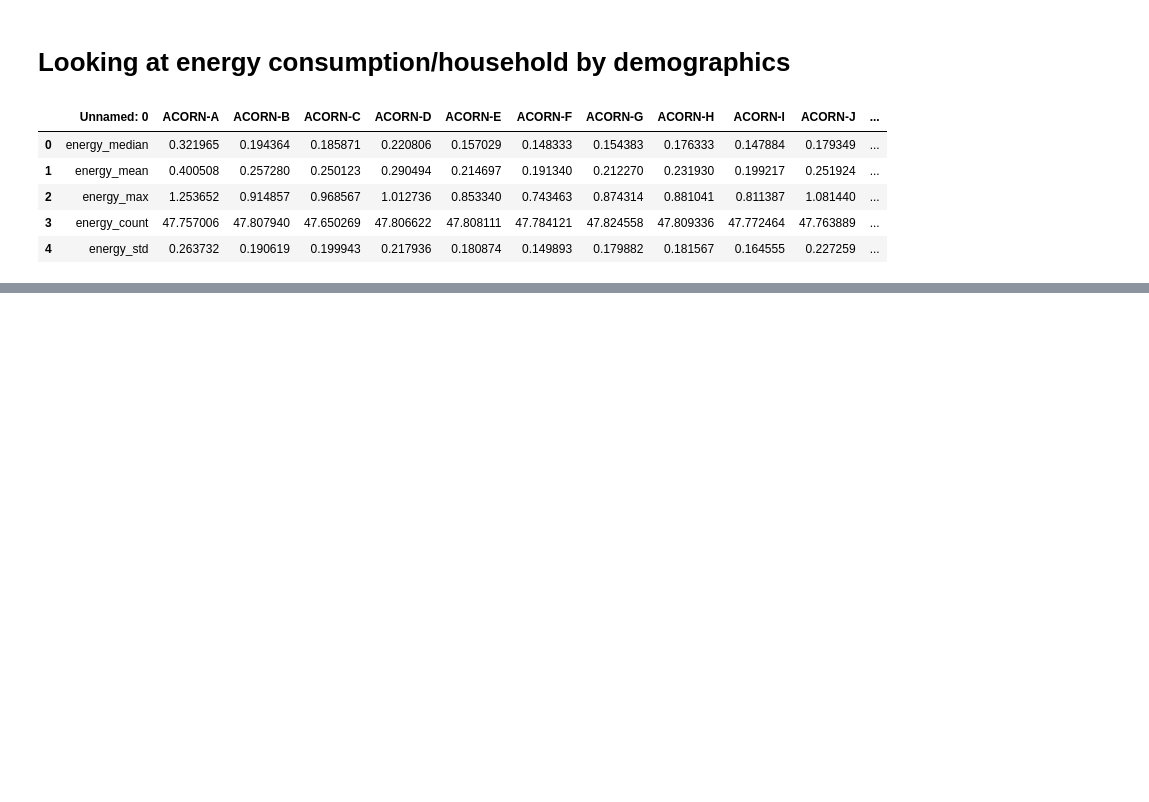
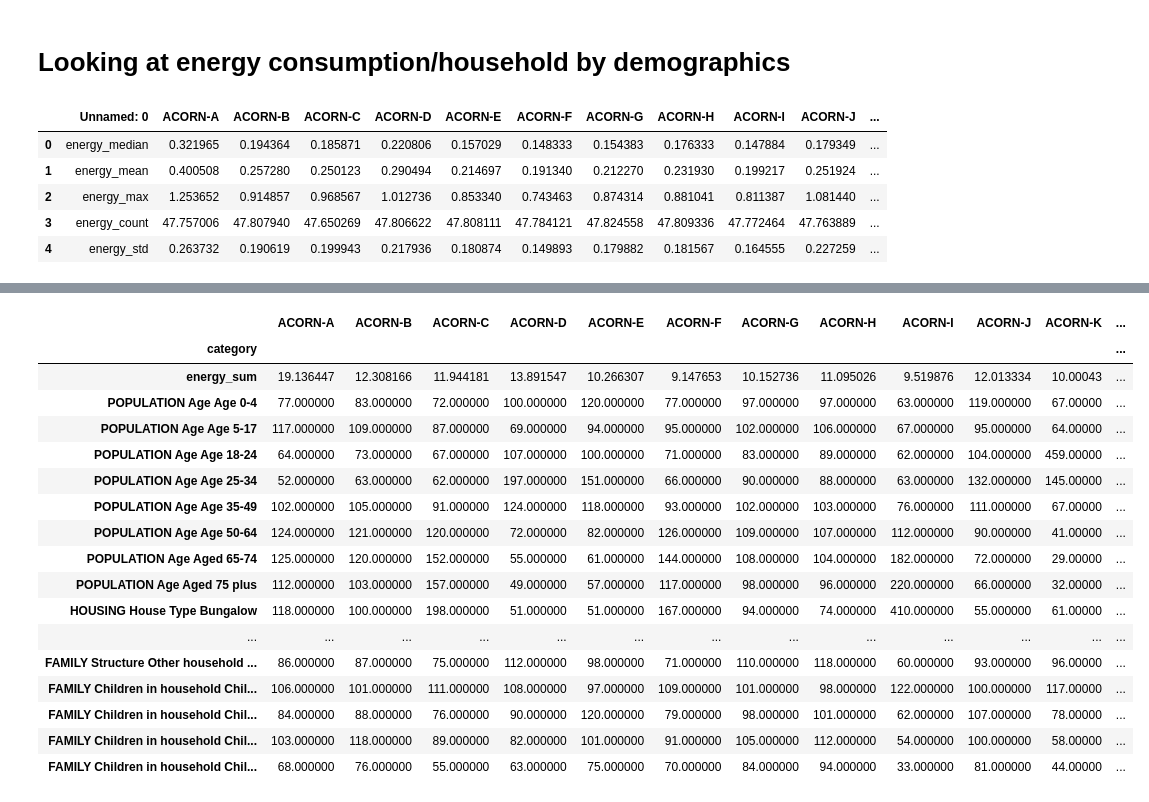
Before and after one commit to fctonio/Smart-meters-analysis, a Jupyter notebook: Notebooks/paul_linear_regression_visualisation.ipynb, the cells around one changed output, grey strips where cells are left out. Cells and saved outputs as stored; diff of their text form; code cells hidden in the pictures; blank space fills up the shorter version.

```diff
--- a/Notebooks/paul_linear_regression_visualisation.ipynb
+++ b/Notebooks/paul_linear_regression_visualisation.ipynb
@@ -52,0 +152,22 @@ acorn_demog.head()
+# %%
+overall = overall.set_index('category')
+overall
+# %% [output]
+|  | ACORN-A | ACORN-B | ACORN-C | ACORN-D | ACORN-E | ACORN-F | ACORN-G | ACORN-H | ACORN-I | ACORN-J | ACORN-K | ... |
+| category |  |  |  |  |  |  |  |  |  |  |  | ... |
+| energy_sum | 19.136447 | 12.308166 | 11.944181 | 13.891547 | 10.266307 | 9.147653 | 10.152736 | 11.095026 | 9.519876 | 12.013334 | 10.00043 | ... |
+| POPULATION Age Age 0-4 | 77.000000 | 83.000000 | 72.000000 | 100.000000 | 120.000000 | 77.000000 | 97.000000 | 97.000000 | 63.000000 | 119.000000 | 67.00000 | ... |
+| POPULATION Age Age 5-17 | 117.000000 | 109.000000 | 87.000000 | 69.000000 | 94.000000 | 95.000000 | 102.000000 | 106.000000 | 67.000000 | 95.000000 | 64.00000 | ... |
+| POPULATION Age Age 18-24 | 64.000000 | 73.000000 | 67.000000 | 107.000000 | 100.000000 | 71.000000 | 83.000000 | 89.000000 | 62.000000 | 104.000000 | 459.00000 | ... |
+| POPULATION Age Age 25-34 | 52.000000 | 63.000000 | 62.000000 | 197.000000 | 151.000000 | 66.000000 | 90.000000 | 88.000000 | 63.000000 | 132.000000 | 145.00000 | ... |
+| POPULATION Age Age 35-49 | 102.000000 | 105.000000 | 91.000000 | 124.000000 | 118.000000 | 93.000000 | 102.000000 | 103.000000 | 76.000000 | 111.000000 | 67.00000 | ... |
+| POPULATION Age Age 50-64 | 124.000000 | 121.000000 | 120.000000 | 72.000000 | 82.000000 | 126.000000 | 109.000000 | 107.000000 | 112.000000 | 90.000000 | 41.00000 | ... |
+| POPULATION Age Aged 65-74 | 125.000000 | 120.000000 | 152.000000 | 55.000000 | 61.000000 | 144.000000 | 108.000000 | 104.000000 | 182.000000 | 72.000000 | 29.00000 | ... |
+| POPULATION Age Aged 75 plus | 112.000000 | 103.000000 | 157.000000 | 49.000000 | 57.000000 | 117.000000 | 98.000000 | 96.000000 | 220.000000 | 66.000000 | 32.00000 | ... |
+| HOUSING House Type Bungalow | 118.000000 | 100.000000 | 198.000000 | 51.000000 | 51.000000 | 167.000000 | 94.000000 | 74.000000 | 410.000000 | 55.000000 | 61.00000 | ... |
+| ... | ... | ... | ... | ... | ... | ... | ... | ... | ... | ... | ... | ... |
+| FAMILY Structure Other household ... | 86.000000 | 87.000000 | 75.000000 | 112.000000 | 98.000000 | 71.000000 | 110.000000 | 118.000000 | 60.000000 | 93.000000 | 96.00000 | ... |
+| FAMILY Children in household Chil... | 106.000000 | 101.000000 | 111.000000 | 108.000000 | 97.000000 | 109.000000 | 101.000000 | 98.000000 | 122.000000 | 100.000000 | 117.00000 | ... |
+| FAMILY Children in household Chil... | 84.000000 | 88.000000 | 76.000000 | 90.000000 | 120.000000 | 79.000000 | 98.000000 | 101.000000 | 62.000000 | 107.000000 | 78.00000 | ... |
+| FAMILY Children in household Chil... | 103.000000 | 118.000000 | 89.000000 | 82.000000 | 101.000000 | 91.000000 | 105.000000 | 112.000000 | 54.000000 | 100.000000 | 58.00000 | ... |
+| FAMILY Children in household Chil... | 68.000000 | 76.000000 | 55.000000 | 63.000000 | 75.000000 | 70.000000 | 84.000000 | 94.000000 | 33.000000 | 81.000000 | 44.00000 | ... |
```
Also changed, not shown: parts of 12 cells of this notebook, 1 other file.
